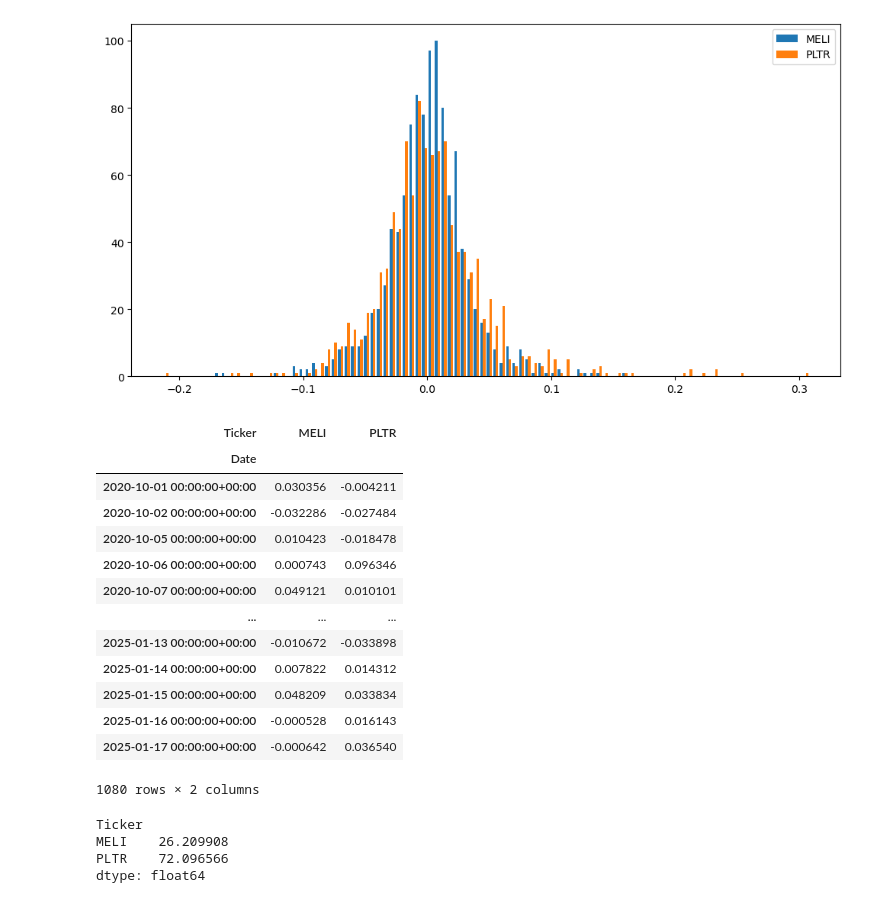
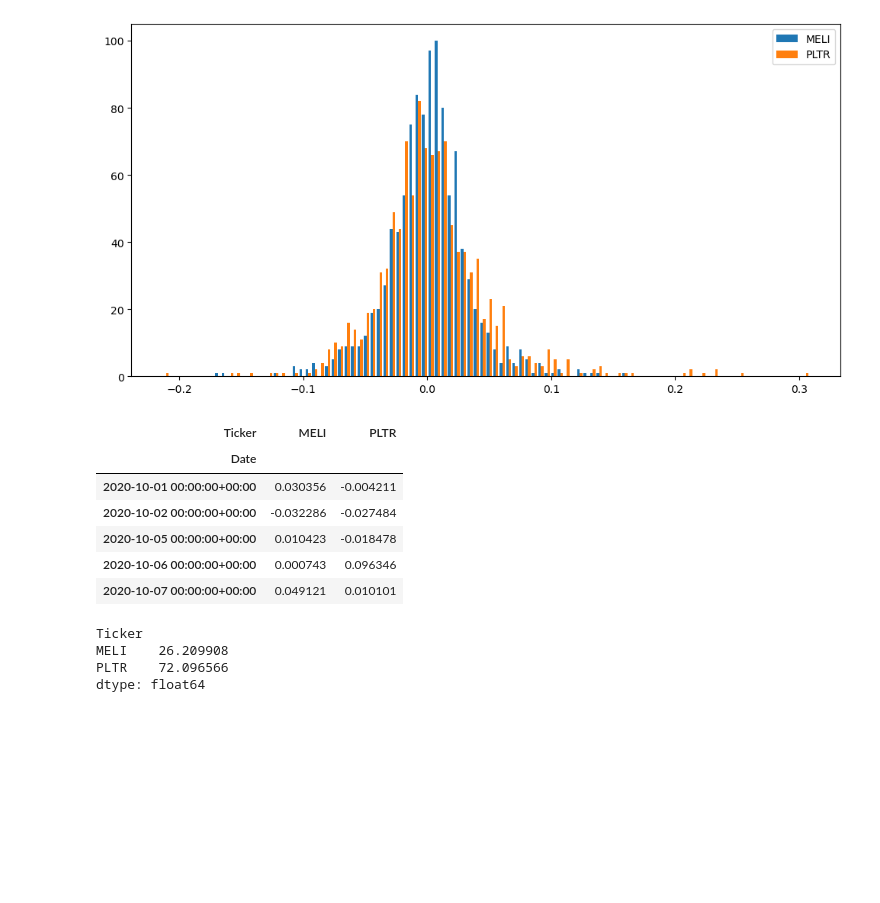
Before and after one commit to LuisMB09/admin_de_riesgos, a Jupyter notebook: intro.ipynb, the cells around one changed output. Cells and saved outputs as stored; diff of their text form; code cells hidden in the pictures; blank space fills up the shorter version.

```diff
--- a/intro.ipynb
+++ b/intro.ipynb
@@ -24,22 +24,15 @@ plt.show()
 # %% [output]
 [figure]
 # %%
-rends
+rends.head()
 # %% [output]
 | Ticker | MELI | PLTR |
 | Date |  |  |
 | 2020-10-01 00:00:00+00:00 | 0.030356 | -0.004211 |
 | 2020-10-02 00:00:00+00:00 | -0.032286 | -0.027484 |
 | 2020-10-05 00:00:00+00:00 | 0.010423 | -0.018478 |
 | 2020-10-06 00:00:00+00:00 | 0.000743 | 0.096346 |
 | 2020-10-07 00:00:00+00:00 | 0.049121 | 0.010101 |
-| ... | ... | ... |
-| 2025-01-13 00:00:00+00:00 | -0.010672 | -0.033898 |
-| 2025-01-14 00:00:00+00:00 | 0.007822 | 0.014312 |
-| 2025-01-15 00:00:00+00:00 | 0.048209 | 0.033834 |
-| 2025-01-16 00:00:00+00:00 | -0.000528 | 0.016143 |
-| 2025-01-17 00:00:00+00:00 | -0.000642 | 0.036540 |
-1080 rows × 2 columns
 # %%
 rends.mean()*252*100
 # %% [output]
```
